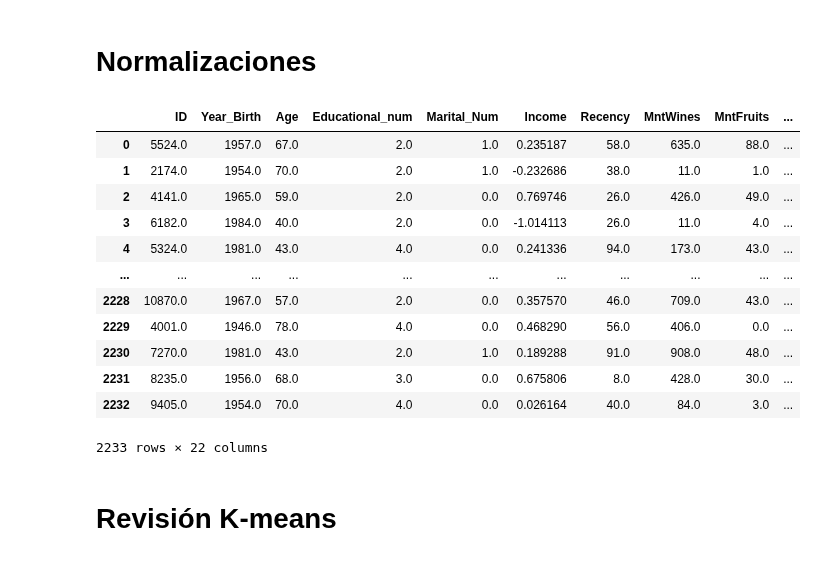
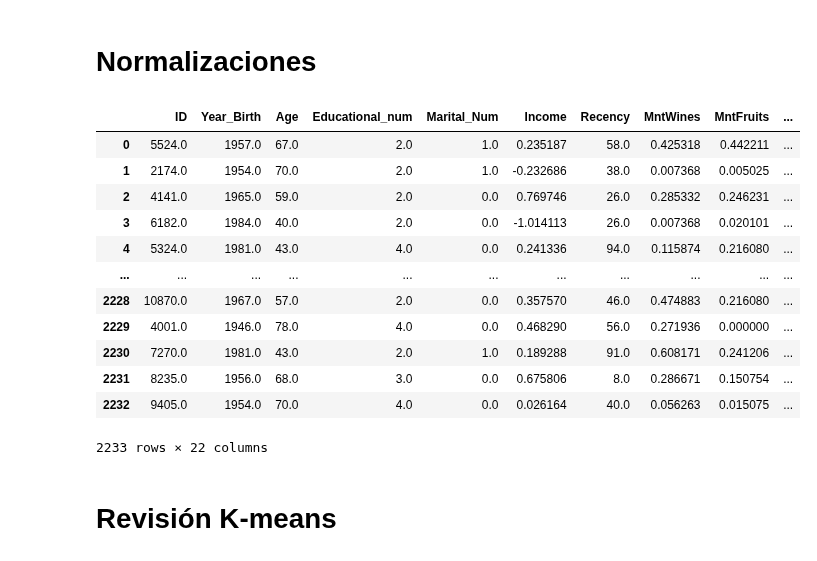
Before and after one commit to JuanDeutsch/DataSheets, a Jupyter notebook: Proyecto1/proyecto1 copy.ipynb, the cells around one changed output. Cells and saved outputs as stored; diff of their text form; code cells hidden in the pictures.

```diff
--- a/Proyecto1/proyecto1 copy.ipynb
+++ b/Proyecto1/proyecto1 copy.ipynb
@@ -228,9 +220,6 @@ hijos = cdf.pop('Young_Sons')
 cdf.insert(7, 'Young_Sons', hijos)
 hijos = cdf.iloc[:, [7]]
 cdf = cdf.drop(['Kidhome', 'Teenhome'], axis=1)
-
-hijos = cdf.pop('Young_Sons')
-cdf.insert(9, 'Young_Sons', hijos)
 # %% [markdown]
 # Transformación 4: Deals accepted
 # %% [markdown]
@@ -426,30 +415,31 @@ plt.show()
 # %%
 from sklearn.preprocessing import MinMaxScaler, StandardScaler
 
-
+columns_to_normalize_range = ['MntWines', 'MntFruits', 'MntSweetProducts', 'MntGoldProds', 'MntMeatProducts', 'MntFishProducts']
 columns_to_normalize_z = ['Income']
 
 cdf_normalized = cdf.copy()
 
 scaler = StandardScaler()
 min_max_scaler = MinMaxScaler()
 
 cdf_normalized[columns_to_normalize_z] = scaler.fit_transform(cdf_normalized[columns_to_normalize_z])
+cdf_normalized[columns_to_normalize_range] = min_max_scaler.fit_transform(cdf_normalized[columns_to_normalize_range])
 
 display(cdf_normalized)
 # %% [output]
 |  | ID | Year_Birth | Age | Educational_num | Marital_Num | Income | Recency | MntWines | MntFruits | ... |
-| 0 | 5524.0 | 1957.0 | 67.0 | 2.0 | 1.0 | 0.235187 | 58.0 | 635.0 | 88.0 | ... |
-| 1 | 2174.0 | 1954.0 | 70.0 | 2.0 | 1.0 | -0.232686 | 38.0 | 11.0 | 1.0 | ... |
-| 2 | 4141.0 | 1965.0 | 59.0 | 2.0 | 0.0 | 0.769746 | 26.0 | 426.0 | 49.0 | ... |
-| 3 | 6182.0 | 1984.0 | 40.0 | 2.0 | 0.0 | -1.014113 | 26.0 | 11.0 | 4.0 | ... |
-| 4 | 5324.0 | 1981.0 | 43.0 | 4.0 | 0.0 | 0.241336 | 94.0 | 173.0 | 43.0 | ... |
+| 0 | 5524.0 | 1957.0 | 67.0 | 2.0 | 1.0 | 0.235187 | 58.0 | 0.425318 | 0.442211 | ... |
+| 1 | 2174.0 | 1954.0 | 70.0 | 2.0 | 1.0 | -0.232686 | 38.0 | 0.007368 | 0.005025 | ... |
+| 2 | 4141.0 | 1965.0 | 59.0 | 2.0 | 0.0 | 0.769746 | 26.0 | 0.285332 | 0.246231 | ... |
+| 3 | 6182.0 | 1984.0 | 40.0 | 2.0 | 0.0 | -1.014113 | 26.0 | 0.007368 | 0.020101 | ... |
+| 4 | 5324.0 | 1981.0 | 43.0 | 4.0 | 0.0 | 0.241336 | 94.0 | 0.115874 | 0.216080 | ... |
 | ... | ... | ... | ... | ... | ... | ... | ... | ... | ... | ... |
-| 2228 | 10870.0 | 1967.0 | 57.0 | 2.0 | 0.0 | 0.357570 | 46.0 | 709.0 | 43.0 | ... |
-| 2229 | 4001.0 | 1946.0 | 78.0 | 4.0 | 0.0 | 0.468290 | 56.0 | 406.0 | 0.0 | ... |
-| 2230 | 7270.0 | 1981.0 | 43.0 | 2.0 | 1.0 | 0.189288 | 91.0 | 908.0 | 48.0 | ... |
-| 2231 | 8235.0 | 1956.0 | 68.0 | 3.0 | 0.0 | 0.675806 | 8.0 | 428.0 | 30.0 | ... |
-| 2232 | 9405.0 | 1954.0 | 70.0 | 4.0 | 0.0 | 0.026164 | 40.0 | 84.0 | 3.0 | ... |
+| 2228 | 10870.0 | 1967.0 | 57.0 | 2.0 | 0.0 | 0.357570 | 46.0 | 0.474883 | 0.216080 | ... |
+| 2229 | 4001.0 | 1946.0 | 78.0 | 4.0 | 0.0 | 0.468290 | 56.0 | 0.271936 | 0.000000 | ... |
+| 2230 | 7270.0 | 1981.0 | 43.0 | 2.0 | 1.0 | 0.189288 | 91.0 | 0.608171 | 0.241206 | ... |
+| 2231 | 8235.0 | 1956.0 | 68.0 | 3.0 | 0.0 | 0.675806 | 8.0 | 0.286671 | 0.150754 | ... |
+| 2232 | 9405.0 | 1954.0 | 70.0 | 4.0 | 0.0 | 0.026164 | 40.0 | 0.056263 | 0.015075 | ... |
 2233 rows × 22 columns
 # %% [markdown]
 # Revisión K-means
```
Also changed, not shown: parts of 4 cells of this notebook.
